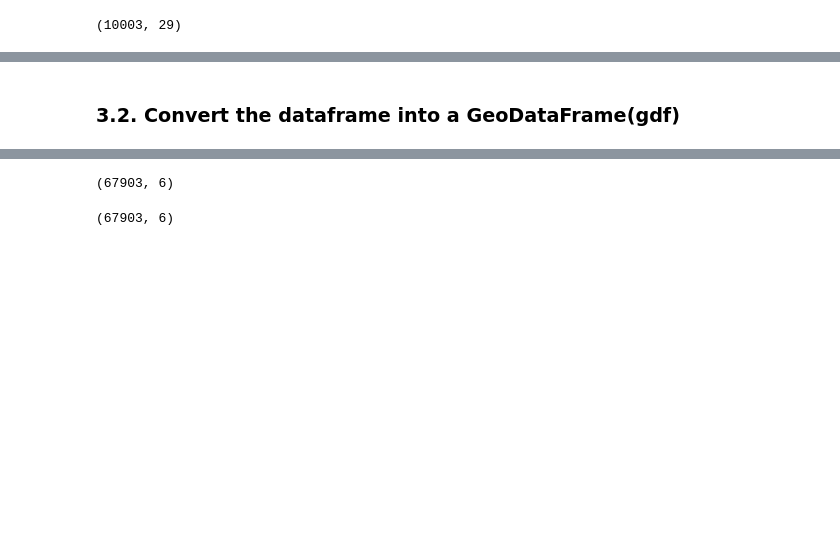
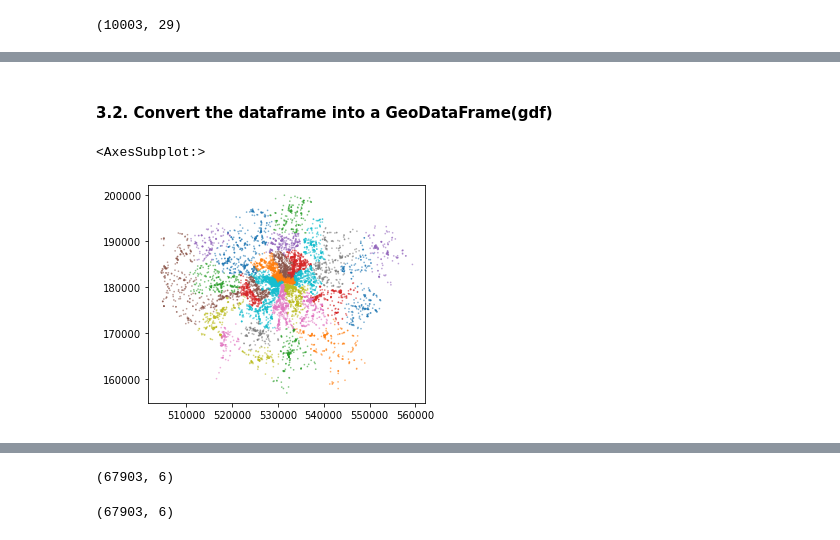
Before and after one commit to joeylizh/i2p, a Jupyter notebook: assessments/coursework3/Assessment_3_Reproducible_Analysis.ipynb, the cells around one changed output, grey strips where cells are left out. Cells and saved outputs as stored; diff of their text form; code cells hidden in the pictures; blank space fills up the shorter version.

```diff
--- a/assessments/coursework3/Assessment_3_Reproducible_Analysis.ipynb
+++ b/assessments/coursework3/Assessment_3_Reproducible_Analysis.ipynb
@@ -93,6 +102,10 @@ print(df_culin.shape)
 # %% [markdown]
-### 3.2. Convert the dataframe into a GeoDataFrame(gdf)
+#### 3.2. Convert the dataframe into a GeoDataFrame(gdf)
 # %%
 gdf_culin = gpd.GeoDataFrame(df_culin, geometry=gpd.points_from_xy(df_culin.longitude, df_culin.latitude,
                                                        crs='epsg:4326'))
 gdf_culin = gdf_culin.to_crs('epsg:27700')
+gdf_culin.plot(column='BOROUGH', markersize=0.5, alpha=0.5)
+# %% [output]
+<AxesSubplot:>
+[figure, added]
```
Also changed, not shown: parts of 38 cells of this notebook, 2 other files.
